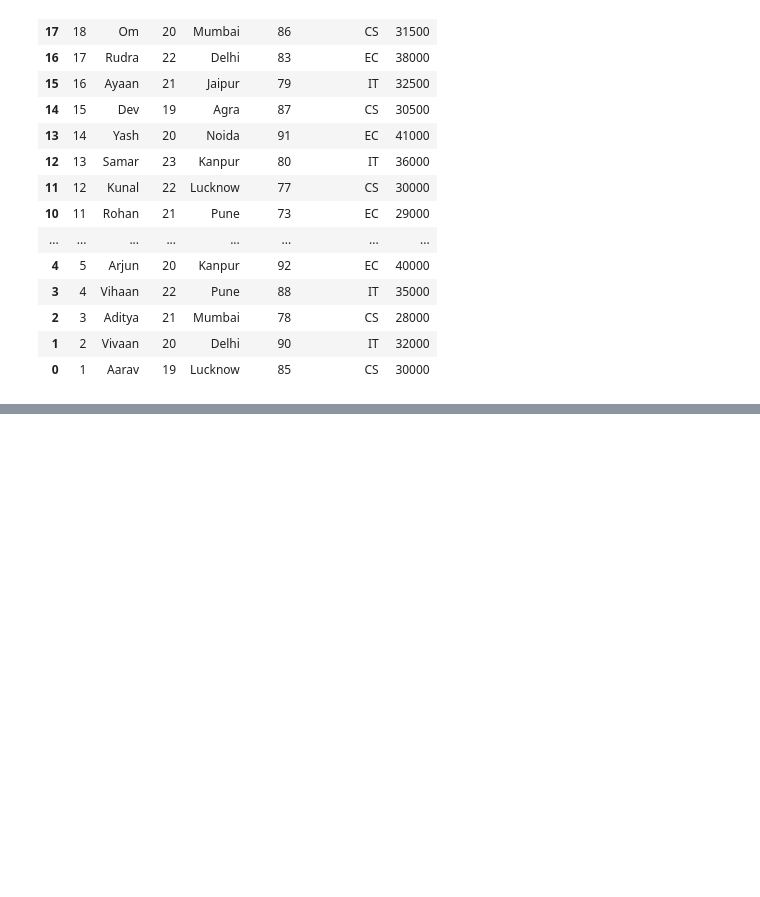
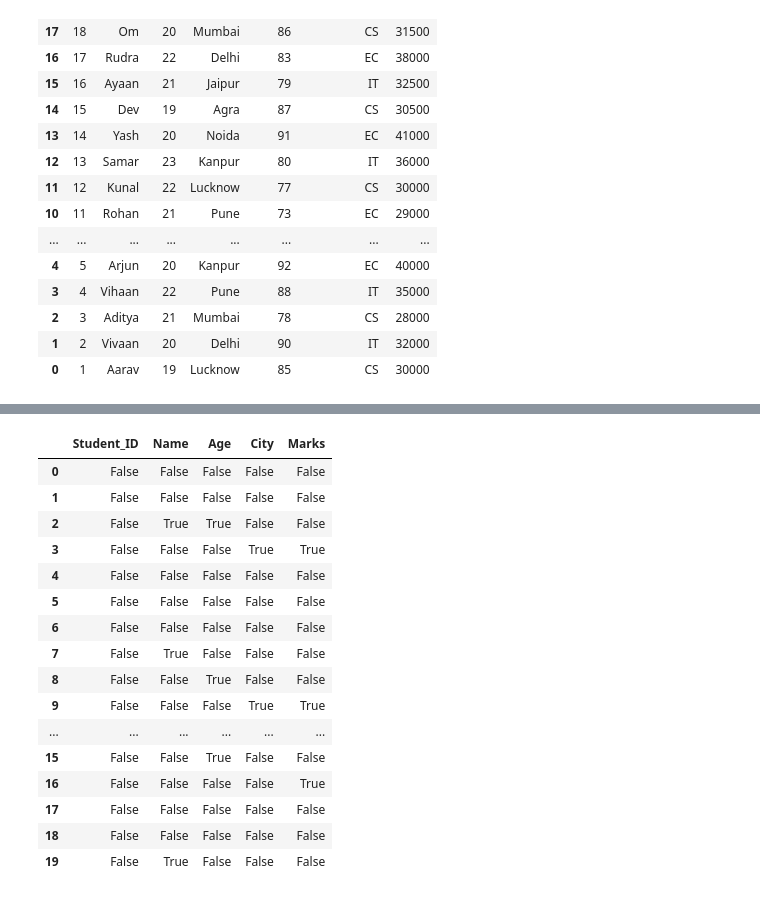
Before and after one commit to iammadhvi2207/DATA_SCIENCE_AI_COURSE, a Jupyter notebook: Pandas.ipynb, the cells around one changed output, grey strips where cells are left out. Saved outputs shown, nothing was run; the diff lists cells and outputs as text; code cells hidden in the pictures; blank space fills up the shorter version.

```diff
--- a/Pandas.ipynb
+++ b/Pandas.ipynb
@@ -218,3 +218,27 @@ df.sort_index(ascending=False)  # Sort the DataFrame by its index in descending
 | 2 | 3 | Aditya | 21 | Mumbai | 78 | CS | 28000 |
 | 1 | 2 | Vivaan | 20 | Delhi | 90 | IT | 32000 |
 | 0 | 1 | Aarav | 19 | Lucknow | 85 | CS | 30000 |
+# %%
+import pandas as pd
+import numpy as np
+
+df = pd.DataFrame({
+    "Student_ID": [101,102,103,104,105,106,107,108,109,110,
+                   111,112,113,114,115,116,117,118,119,120],
+
+    "Name": ["Aman","Riya",None,"Karan","Priya","Rahul","Neha",None,
+             "Vikas","Pooja","Ankit","Simran","Rohit",None,"Kajal",
+             "Deepak","Meena","Arjun","Nisha",None],
+
+    "Age": [20,21,np.nan,22,19,23,21,20,np.nan,22,
+            24,23,21,20,22,np.nan,19,21,23,20],
+
+    "City": ["Delhi","Mumbai","Pune",None,"Jaipur","Delhi","Mumbai",
+             "Pune","Delhi",None,"Jaipur","Mumbai","Delhi","Pune",
+             None,"Delhi","Mumbai","Jaipur","Pune","Delhi"],
+
+    "Marks": [85,90,78,np.nan,88,76,91,82,95,np.nan,
+              80,84,79,92,87,75,np.nan,89,81,93]
+})
+
+print(df)
@@ -220,0 +263,20 @@ df.sort_index(ascending=False)  # Sort the DataFrame by its index in descending
+# %%
+df.isnull()  # Check for missing values in the DataFrame
+# %% [output]
+|  | Student_ID | Name | Age | City | Marks |
+| 0 | False | False | False | False | False |
+| 1 | False | False | False | False | False |
+| 2 | False | True | True | False | False |
+| 3 | False | False | False | True | True |
+| 4 | False | False | False | False | False |
+| 5 | False | False | False | False | False |
+| 6 | False | False | False | False | False |
+| 7 | False | True | False | False | False |
+| 8 | False | False | True | False | False |
+| 9 | False | False | False | True | True |
+| ... | ... | ... | ... | ... | ... |
+| 15 | False | False | True | False | False |
+| 16 | False | False | False | False | True |
+| 17 | False | False | False | False | False |
+| 18 | False | False | False | False | False |
+| 19 | False | True | False | False | False |
```
Also changed, not shown: parts of 29 cells of this notebook, 3 other files.
